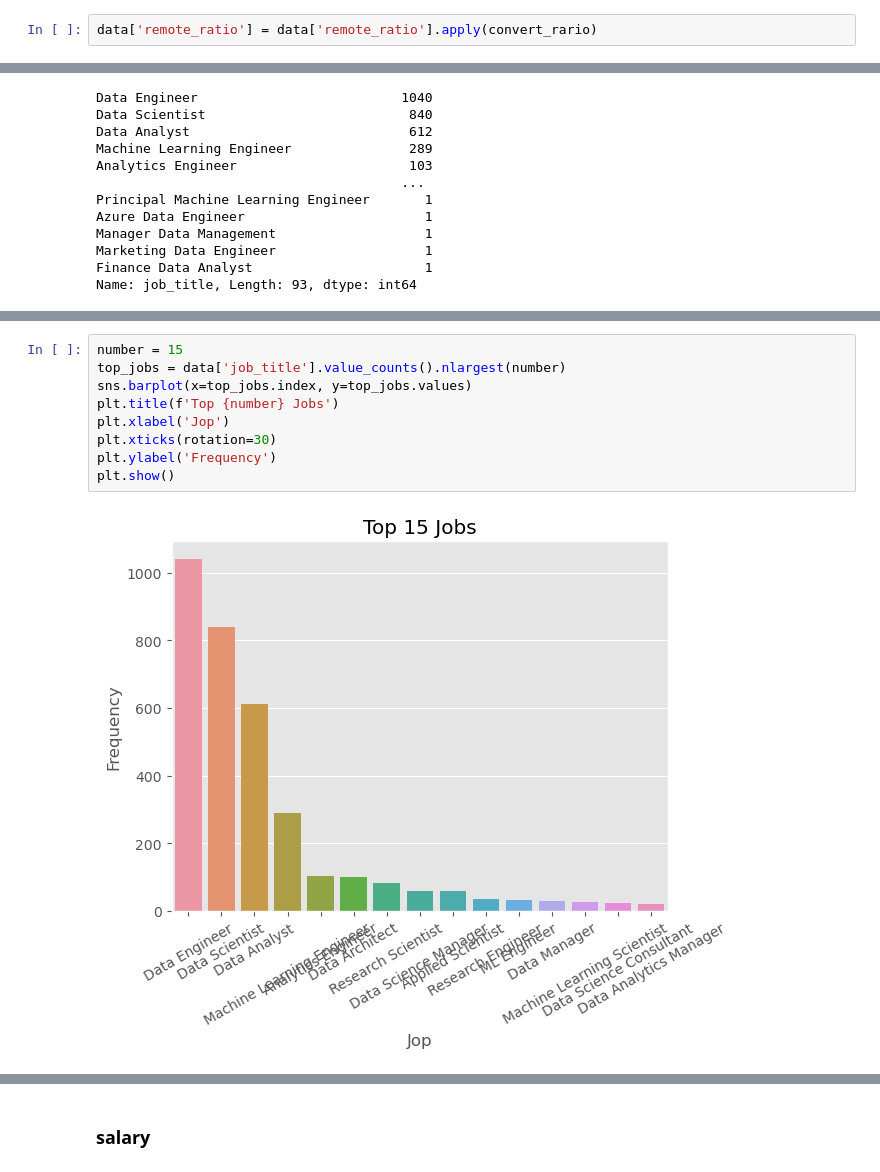
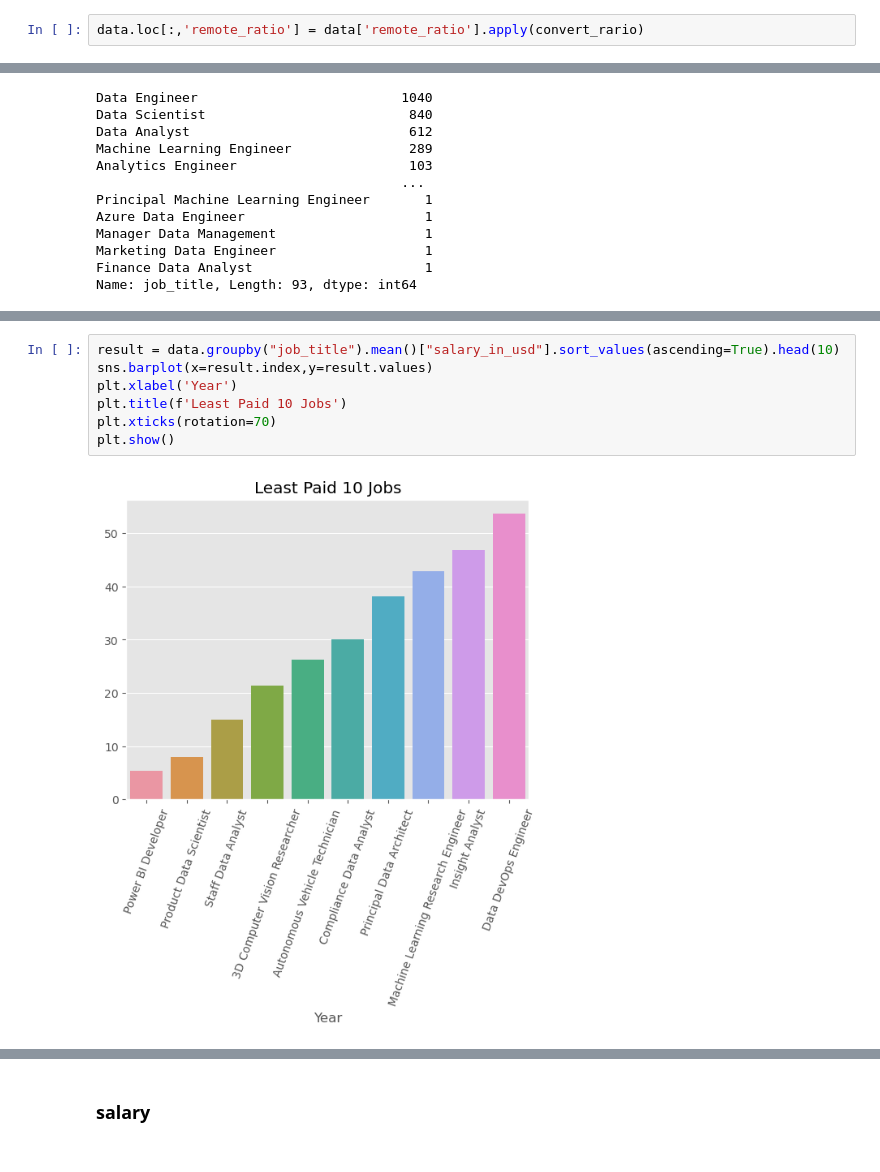
Before and after one commit to ahmedbasemdev/Corelia, a Jupyter notebook: Task 5 - EDA/Code.ipynb, the cells around one changed output, grey strips where cells are left out. Cells and saved outputs as stored; diff of their text form.

```diff
--- a/Task 5 - EDA/Code.ipynb
+++ b/Task 5 - EDA/Code.ipynb
@@ -102,7 +115,7 @@ def convert_rario(value):
     if value == 0:
         return "On Location"
 # %%
-data['remote_ratio'] = data['remote_ratio'].apply(convert_rario)
+data.loc[:,'remote_ratio'] = data['remote_ratio'].apply(convert_rario)
 # %%
 data['experience_level'] = data['experience_level'].replace('EN','Entry / Junior')
 data['experience_level'] = data['experience_level'].replace('MI','Intermediate')
@@ -338,11 +390,9 @@ Name: job_title, Length: 93, dtype: int64
 # %%
-number = 15
-top_jobs = data['job_title'].value_counts().nlargest(number)
-sns.barplot(x=top_jobs.index, y=top_jobs.values)
-plt.title(f'Top {number} Jobs')
-plt.xlabel('Jop')
-plt.xticks(rotation=30)
-plt.ylabel('Frequency')
+result = data.groupby("job_title").mean()["salary_in_usd"].sort_values(ascending=True).head(10)
+sns.barplot(x=result.index,y=result.values)
+plt.xlabel('Year')
+plt.title(f'Least Paid 10 Jobs')
+plt.xticks(rotation=70)
 plt.show()
 # %% [output]
-[figure, old version]
+[figure, new version]
```
Also changed, not shown: parts of 19 cells of this notebook.
